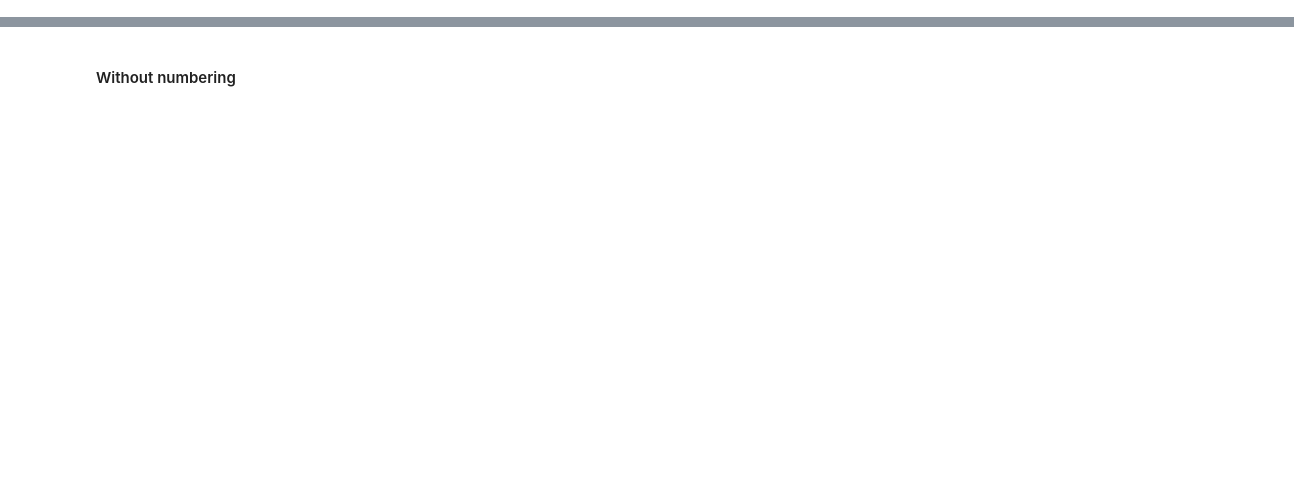
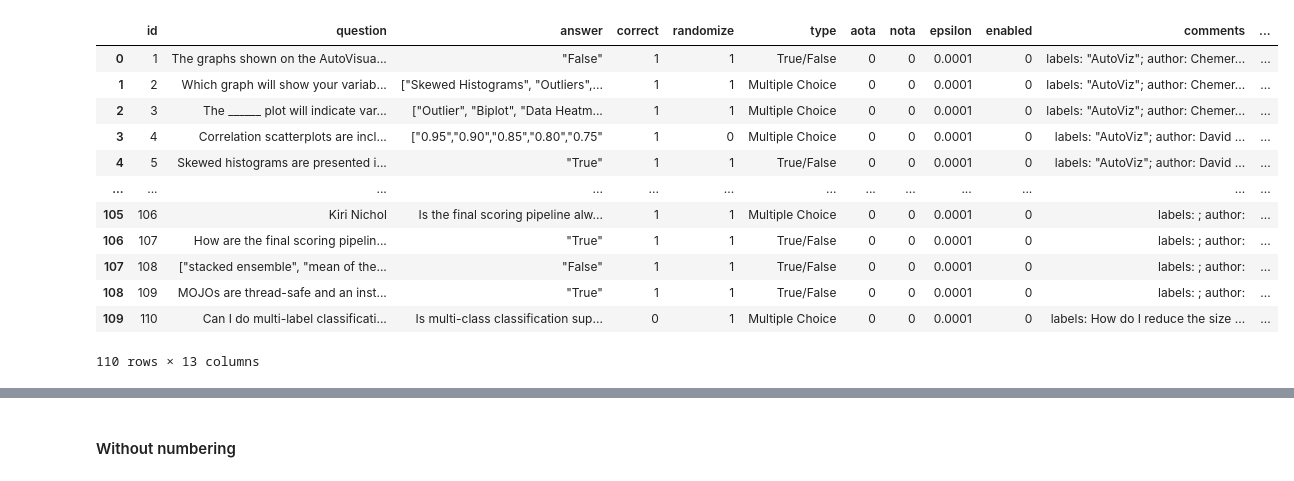
Before and after one commit to davidwhiting/certification_test, a Jupyter notebook: python/sandbox.ipynb, the cells around one changed output, grey strips where cells are left out. Cells and saved outputs as stored; diff of their text form; code cells hidden in the pictures; blank space fills up the shorter version.

```diff
--- a/python/sandbox.ipynb
+++ b/python/sandbox.ipynb
@@ -154,0 +374,2 @@ df
+# %%
+result = get_queries_by_name("TF then MC")
@@ -154,0 +382,3 @@ df
+# %%
+tests = metadata.tables['tests']
+print(tests.columns.keys())
@@ -154,0 +438,2 @@ df
+# %%
+question_list.sort()
@@ -154,0 +542,34 @@ df
+# %%
+# Set random seed from database
+random.seed(seed)
+
+# loop over all questions to create test
+for i, id in enumerate(question_list):
+
+    result = conn.execute(sql, id=id).fetchall()
+    df = pd.DataFrame(result)
+    df.columns = result[0].keys()
+
+    if df['enabled'][0]:
+
+        if df['type'][0] == 'True/False':
+            q, a = make_true_false(df['question'][0], df['answer'][0])
+        elif df['type'][0] == 'Multiple Choice':
+            q, a = make_multiple_choice(df['question'][0], eval(df['answer'][0]),
+                                    which=df['correct'][0], randomize=df['randomize'][0],
+                                    aota=df['aota'][0], nota=df['nota'][0], none_prob=none_prob)
+        else:
+            # Gently exit... replace below with better code
+            q = ""
+            a = ""
+
+
+        ins = questions.insert().values(
+            question = q,
+            answer = a,
+            number = i + 1,
+            test_id = test_id,
+            template_id = id
+            )
+
+        conn.execute(ins)
@@ -154,0 +592,16 @@ df
+# %%
+df
+# %% [output]
+|  | id | question | answer | correct | randomize | type | aota | nota | epsilon | enabled | comments | ... |
+| 0 | 1 | The graphs shown on the AutoVisua... | "False" | 1 | 1 | True/False | 0 | 0 | 0.0001 | 0 | labels: "AutoViz"; author: Chemer... | ... |
+| 1 | 2 | Which graph will show your variab... | ["Skewed Histograms", "Outliers",... | 1 | 1 | Multiple Choice | 0 | 0 | 0.0001 | 0 | labels: "AutoViz"; author: Chemer... | ... |
+| 2 | 3 | The ______ plot will indicate var... | ["Outlier", "Biplot", "Data Heatm... | 1 | 1 | Multiple Choice | 0 | 0 | 0.0001 | 0 | labels: "AutoViz"; author: Chemer... | ... |
+| 3 | 4 | Correlation scatterplots are incl... | ["0.95","0.90","0.85","0.80","0.75" | 1 | 0 | Multiple Choice | 0 | 0 | 0.0001 | 0 | labels: "AutoViz"; author: David ... | ... |
+| 4 | 5 | Skewed histograms are presented i... | "True" | 1 | 1 | True/False | 0 | 0 | 0.0001 | 0 | labels: "AutoViz"; author: David ... | ... |
+| ... | ... | ... | ... | ... | ... | ... | ... | ... | ... | ... | ... | ... |
+| 105 | 106 | Kiri Nichol | Is the final scoring pipeline alw... | 1 | 1 | Multiple Choice | 0 | 0 | 0.0001 | 0 | labels: ; author: | ... |
+| 106 | 107 | How are the final scoring pipelin... | "True" | 1 | 1 | True/False | 0 | 0 | 0.0001 | 0 | labels: ; author: | ... |
+| 107 | 108 | ["stacked ensemble", "mean of the... | "False" | 1 | 1 | True/False | 0 | 0 | 0.0001 | 0 | labels: ; author: | ... |
+| 108 | 109 | MOJOs are thread-safe and an inst... | "True" | 1 | 1 | True/False | 0 | 0 | 0.0001 | 0 | labels: ; author: | ... |
+| 109 | 110 | Can I do multi-label classificati... | Is multi-class classification sup... | 0 | 1 | Multiple Choice | 0 | 0 | 0.0001 | 0 | labels: How do I reduce the size ... | ... |
+110 rows × 13 columns
```
Also changed, not shown: parts of 103 cells of this notebook, 4 other files.
